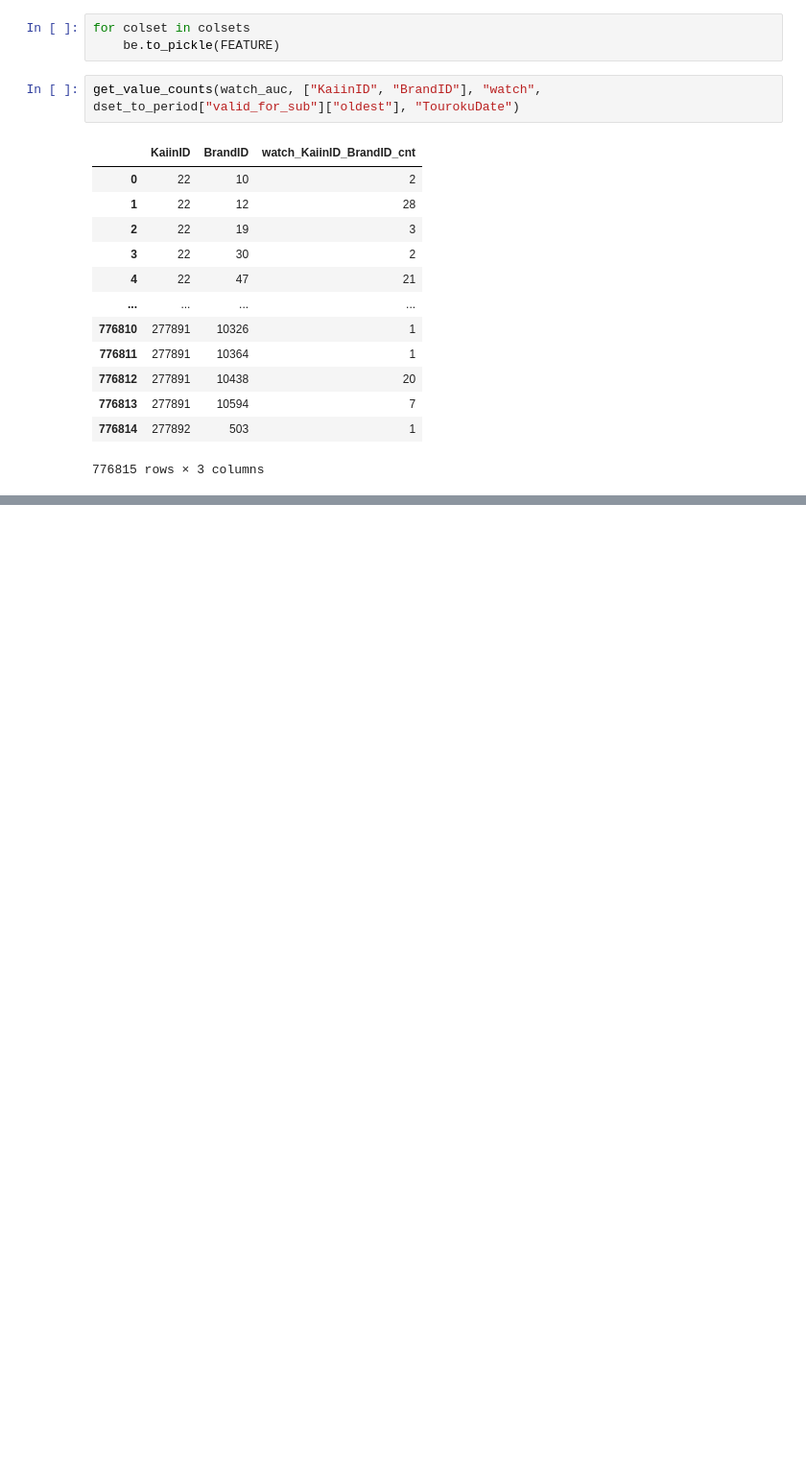
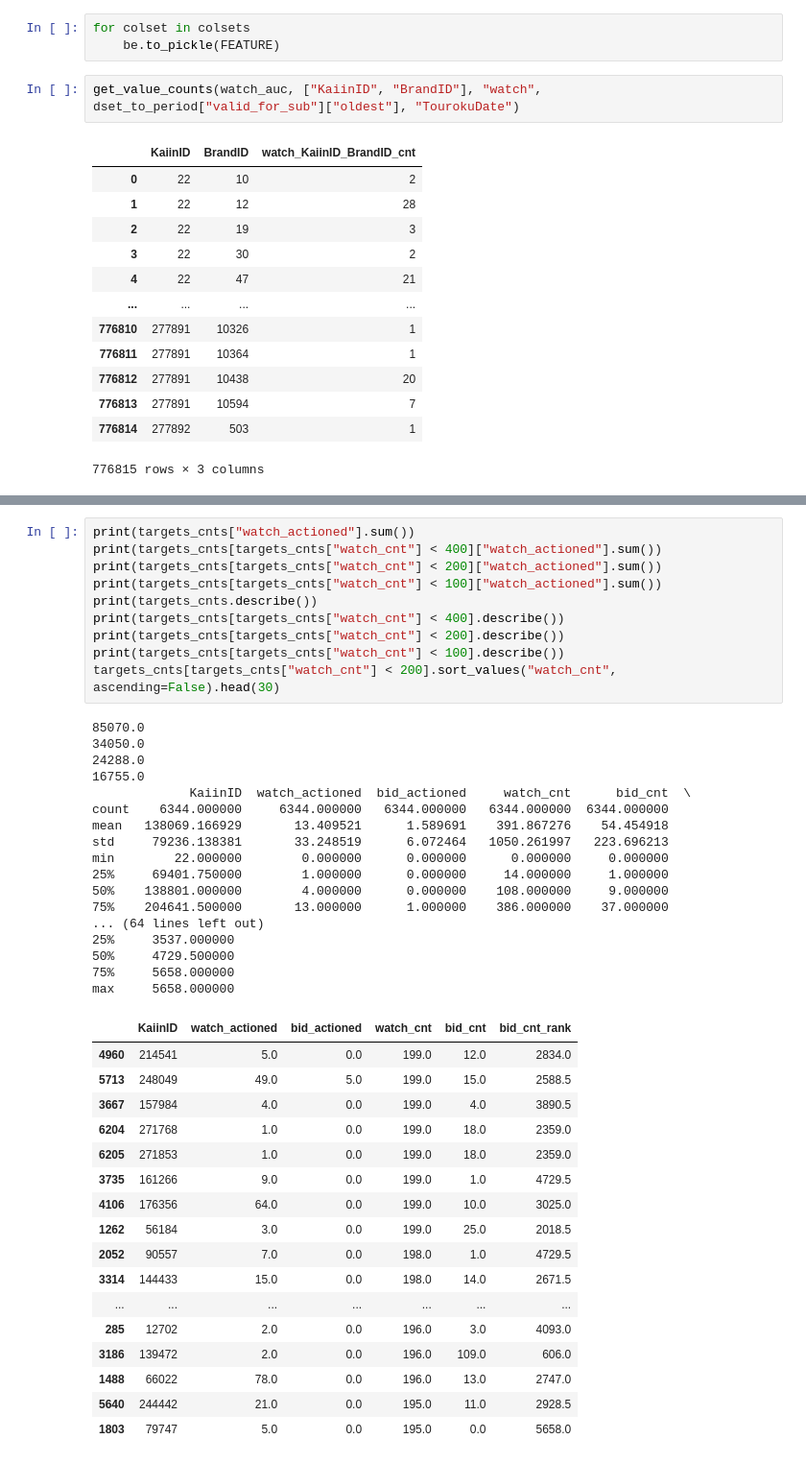
Before and after one commit to nobububi/Brandear, a Jupyter notebook: eda_users.ipynb, the cells around one changed output, grey strips where cells are left out. Shown at 96% size. Drawn from its saved outputs; the diff is of its cells as text; blank space fills up the shorter version.

```diff
--- a/eda_users.ipynb
+++ b/eda_users.ipynb
@@ -232,0 +265,45 @@ get_value_counts(watch_auc, ["KaiinID", "BrandID"], "watch", dset_to_period["val
+# %%
+print(targets_cnts["watch_actioned"].sum())
+print(targets_cnts[targets_cnts["watch_cnt"] < 400]["watch_actioned"].sum())
+print(targets_cnts[targets_cnts["watch_cnt"] < 200]["watch_actioned"].sum())
+print(targets_cnts[targets_cnts["watch_cnt"] < 100]["watch_actioned"].sum())
+print(targets_cnts.describe())
+print(targets_cnts[targets_cnts["watch_cnt"] < 400].describe())
+print(targets_cnts[targets_cnts["watch_cnt"] < 200].describe())
+print(targets_cnts[targets_cnts["watch_cnt"] < 100].describe())
+targets_cnts[targets_cnts["watch_cnt"] < 200].sort_values("watch_cnt", ascending=False).head(30)
+# %% [output]
+85070.0
+34050.0
+24288.0
+16755.0
+             KaiinID  watch_actioned  bid_actioned     watch_cnt      bid_cnt  \
+count    6344.000000     6344.000000   6344.000000   6344.000000  6344.000000
+mean   138069.166929       13.409521      1.589691    391.867276    54.454918
+std     79236.138381       33.248519      6.072464   1050.261997   223.696213
+min        22.000000        0.000000      0.000000      0.000000     0.000000
+25%     69401.750000        1.000000      0.000000     14.000000     1.000000
+50%    138801.000000        4.000000      0.000000    108.000000     9.000000
+75%    204641.500000       13.000000      1.000000    386.000000    37.000000
+... (64 lines left out)
+25%     3537.000000
+50%     4729.500000
+75%     5658.000000
+max     5658.000000
+|  | KaiinID | watch_actioned | bid_actioned | watch_cnt | bid_cnt | bid_cnt_rank |
+| 4960 | 214541 | 5.0 | 0.0 | 199.0 | 12.0 | 2834.0 |
+| 5713 | 248049 | 49.0 | 5.0 | 199.0 | 15.0 | 2588.5 |
+| 3667 | 157984 | 4.0 | 0.0 | 199.0 | 4.0 | 3890.5 |
+| 6204 | 271768 | 1.0 | 0.0 | 199.0 | 18.0 | 2359.0 |
+| 6205 | 271853 | 1.0 | 0.0 | 199.0 | 18.0 | 2359.0 |
+| 3735 | 161266 | 9.0 | 0.0 | 199.0 | 1.0 | 4729.5 |
+| 4106 | 176356 | 64.0 | 0.0 | 199.0 | 10.0 | 3025.0 |
+| 1262 | 56184 | 3.0 | 0.0 | 199.0 | 25.0 | 2018.5 |
+| 2052 | 90557 | 7.0 | 0.0 | 198.0 | 1.0 | 4729.5 |
+| 3314 | 144433 | 15.0 | 0.0 | 198.0 | 14.0 | 2671.5 |
+| ... | ... | ... | ... | ... | ... | ... |
+| 285 | 12702 | 2.0 | 0.0 | 196.0 | 3.0 | 4093.0 |
+| 3186 | 139472 | 2.0 | 0.0 | 196.0 | 109.0 | 606.0 |
+| 1488 | 66022 | 78.0 | 0.0 | 196.0 | 13.0 | 2747.0 |
+| 5640 | 244442 | 21.0 | 0.0 | 195.0 | 11.0 | 2928.5 |
+| 1803 | 79747 | 5.0 | 0.0 | 195.0 | 0.0 | 5658.0 |
```
Also changed, not shown: parts of 16 cells of this notebook, 21 other files.
